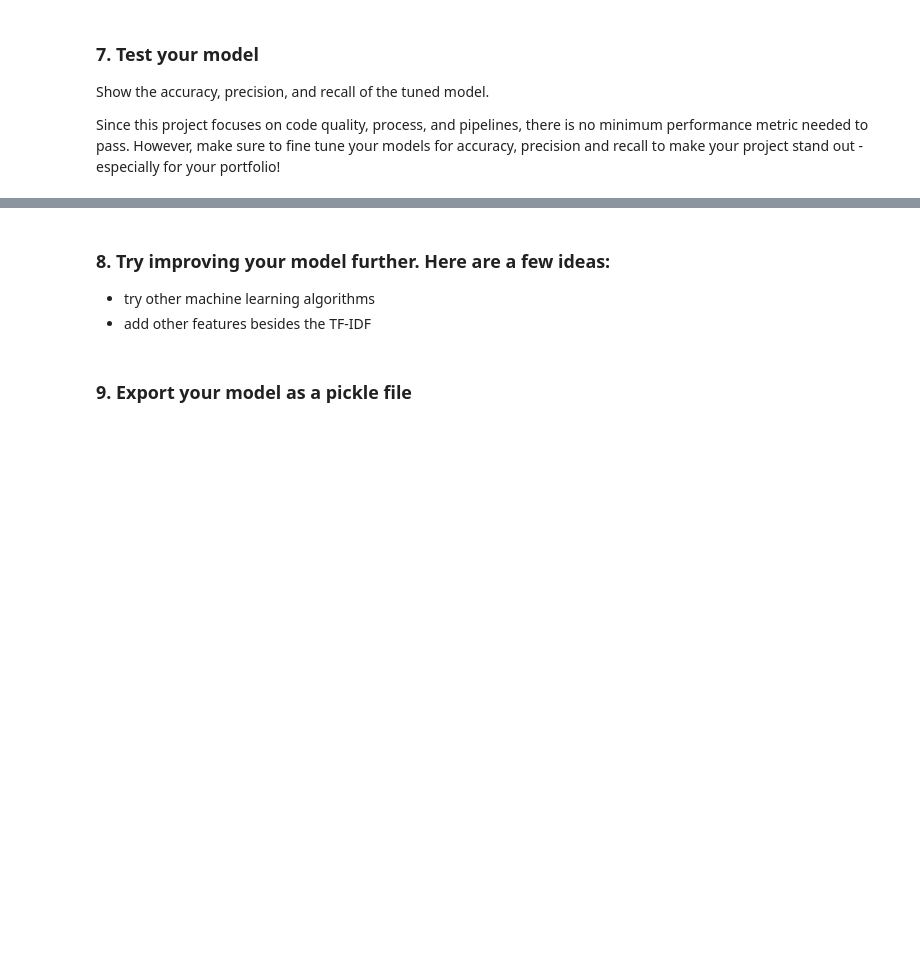
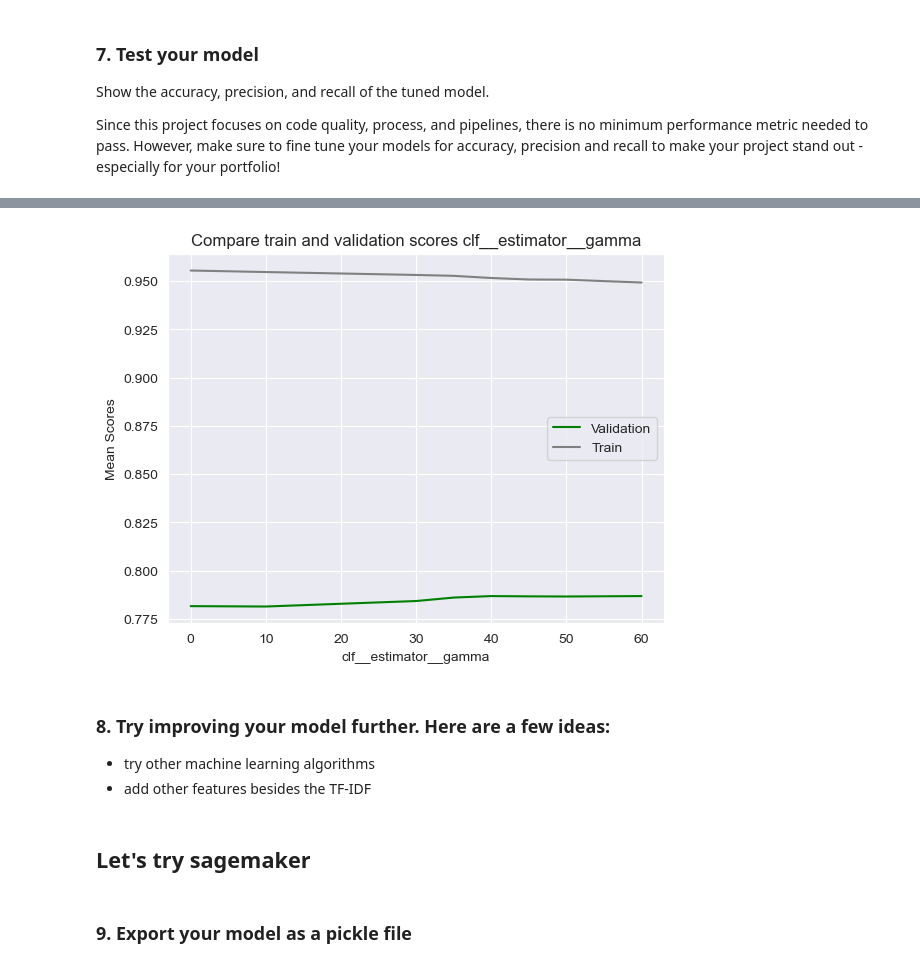
Before and after one commit to JuanitaSmith/disaster_recovery_pipelines, a Jupyter notebook: notebooks/ML Pipeline Preparation.ipynb, the cells around one changed output, grey strips where cells are left out. Cells and saved outputs as stored; diff of their text form; code cells hidden in the pictures; blank space fills up the shorter version.

```diff
--- a/notebooks/ML Pipeline Preparation.ipynb
+++ b/notebooks/ML Pipeline Preparation.ipynb
@@ -273,7 +326,7 @@ def tokenize(text):
     tokens = word_tokenize(text)
 
     # Remove stopwords, e.g. the, a,
-    tokens = [w for w in tokens if w not in stopwords.words("english")]
+    # tokens = [w for w in tokens if w not in stopwords.words("english")]
 
     # take words to their core, e.g. children to child
     lemmatizer = WordNetLemmatizer()
@@ -629,6 +715,5 @@ pipeline = Pipeline([
 )
 # %%
 # train classifier
-pipeline.fit(X_train_sub['message_new'],
-             y_train_sub,
-             )
+full_pipeline.fit(X_train_sub, y_train_sub)
+rmtree(cachedir)
@@ -851,0 +955,2 @@ rmtree(cachedir)
+# %%
+full_pipeline.set_params(clf__estimator__gamma=gsearch3.best_params_['clf__estimator__gamma'])
@@ -851,0 +1064,8 @@ rmtree(cachedir)
+# %%
+gridsearch5 = cv_predefined(X_train_sub,
+                            y_train_sub,
+                            X_val,
+                            y_val,
+                            full_pipeline,
+                            scoring='roc_auc',
+                            verbose=3)
@@ -851,0 +1116,20 @@ rmtree(cachedir)
+# %%
+rows = len(gridsearch5.best_params_)
+fig, axes = plt.subplots(nrows = rows, ncols = 1, sharex = True, sharey = True)
+
+for i, ax in enumerate(fig.axes):
+
+    param = next(iter(gridsearch5.best_params_))
+    gammas = list(gridsearch5.cv_results_.get('param_' + param))
+    mean_test_scores = list(gridsearch5.cv_results_.get('mean_test_score'))
+    mean_train_scores = list(gridsearch5.cv_results_.get('mean_train_score'))
+
+    sns.lineplot(x=gammas, y=mean_test_scores, color = 'green', label='Validation', ax=ax)
+    sns.lineplot(x=gammas, y=mean_train_scores, color="grey", label='Train', ax=ax)
+    plt.ylabel('Mean Scores')
+    plt.xlabel(param)
+    plt.legend()
+    plt.title('Compare train and validation scores {}'.format(param))
+    plt.show()
+# %% [output]
+[figure, added]
@@ -857,0 +1146,2 @@ rmtree(cachedir)
+# %% [markdown]
+## Let's try sagemaker
```
Also changed, not shown: parts of 74 cells of this notebook, 6 other files.
